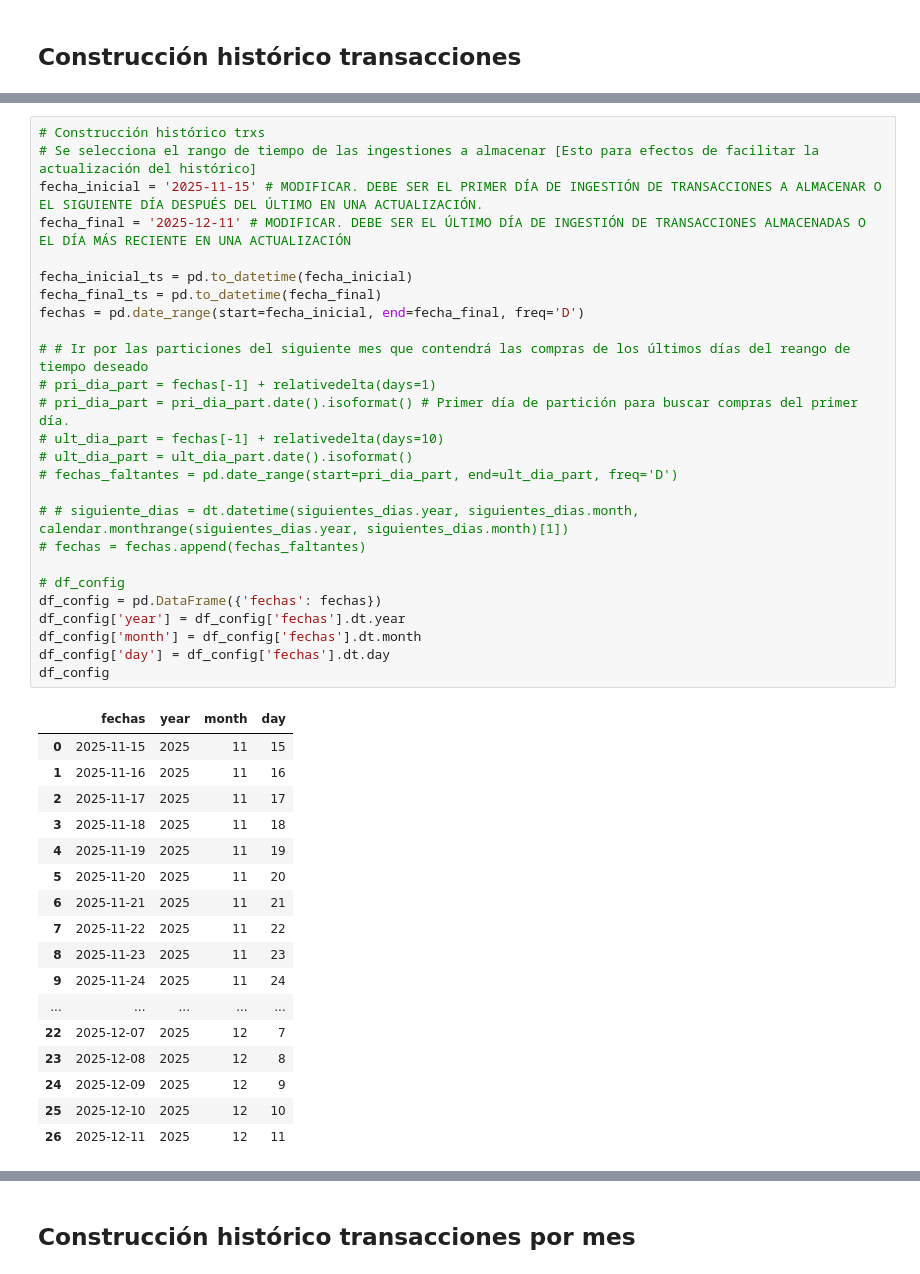
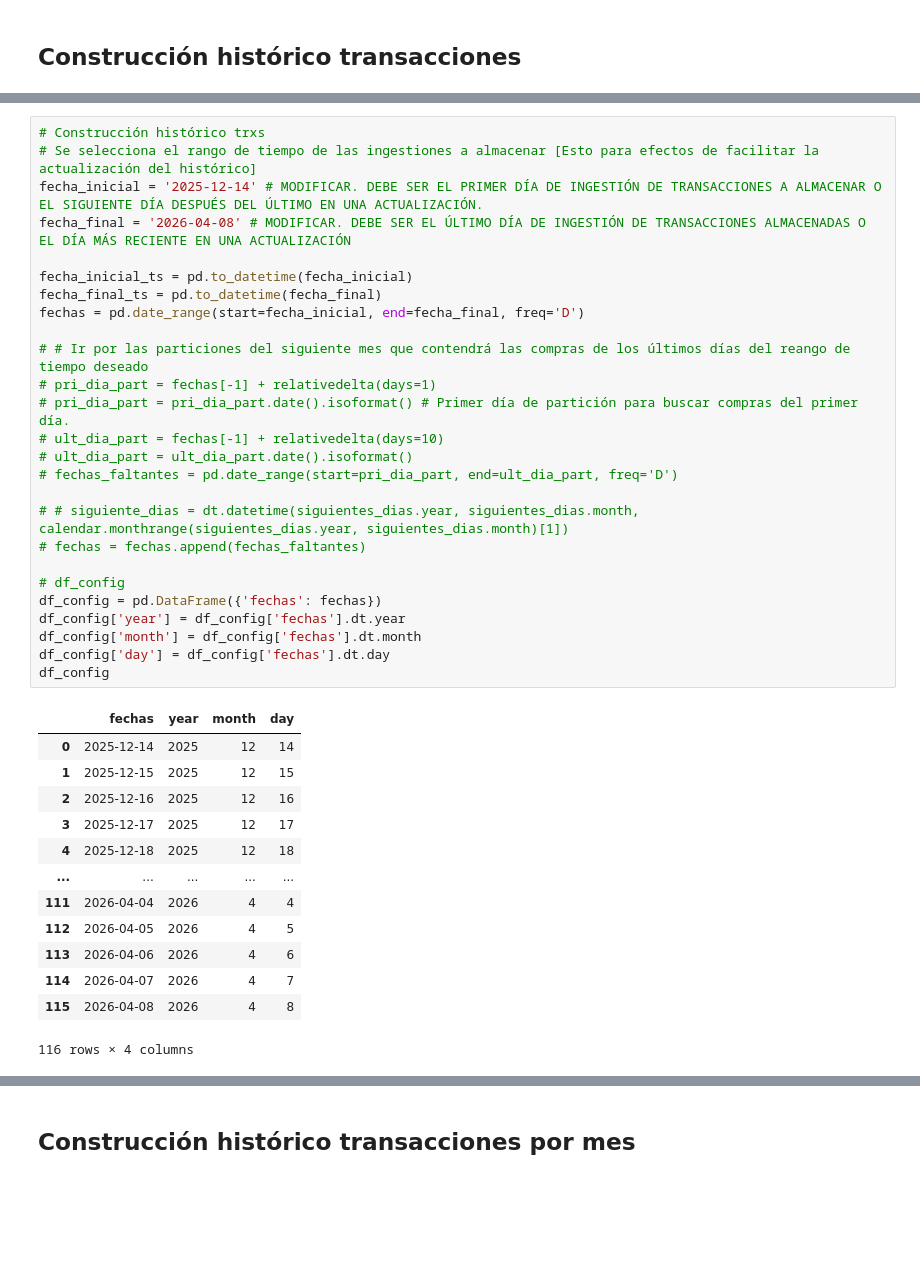
Before and after one commit to Santlond/ADQUIRENCIA_FERIA_EVA_github, a Jupyter notebook: uso_adquirencia.ipynb, the cells around one changed output, grey strips where cells are left out. Saved outputs shown, nothing was run; the diff lists cells and outputs as text; blank space fills up the shorter version.

```diff
--- a/uso_adquirencia.ipynb
+++ b/uso_adquirencia.ipynb
@@ -179,47 +156,43 @@ df_prueba.head(20)
 # %%
 # Construcción histórico trxs
 # Se selecciona el rango de tiempo de las ingestiones a almacenar [Esto para efectos de facilitar la actualización del histórico]
-fecha_inicial = '2025-11-15' # MODIFICAR. DEBE SER EL PRIMER DÍA DE INGESTIÓN DE TRANSACCIONES A ALMACENAR O EL SIGUIENTE DÍA DESPUÉS DEL ÚLTIMO EN UNA ACTUALIZACIÓN.
-fecha_final = '2025-12-11' # MODIFICAR. DEBE SER EL ÚLTIMO DÍA DE INGESTIÓN DE TRANSACCIONES ALMACENADAS O EL DÍA MÁS RECIENTE EN UNA ACTUALIZACIÓN
+fecha_inicial = '2025-12-14' # MODIFICAR. DEBE SER EL PRIMER DÍA DE INGESTIÓN DE TRANSACCIONES A ALMACENAR O EL SIGUIENTE DÍA DESPUÉS DEL ÚLTIMO EN UNA ACTUALIZACIÓN.
+fecha_final = '2026-04-08' # MODIFICAR. DEBE SER EL ÚLTIMO DÍA DE INGESTIÓN DE TRANSACCIONES ALMACENADAS O EL DÍA MÁS RECIENTE EN UNA ACTUALIZACIÓN
 
 fecha_inicial_ts = pd.to_datetime(fecha_inicial)
 fecha_final_ts = pd.to_datetime(fecha_final)
 fechas = pd.date_range(start=fecha_inicial, end=fecha_final, freq='D')
 
 # # Ir por las particiones del siguiente mes que contendrá las compras de los últimos días del reango de tiempo deseado
 # pri_dia_part = fechas[-1] + relativedelta(days=1)
 # pri_dia_part = pri_dia_part.date().isoformat() # Primer día de partición para buscar compras del primer día.
 # ult_dia_part = fechas[-1] + relativedelta(days=10)
 # ult_dia_part = ult_dia_part.date().isoformat()
 # fechas_faltantes = pd.date_range(start=pri_dia_part, end=ult_dia_part, freq='D')
 
 # # siguiente_dias = dt.datetime(siguientes_dias.year, siguientes_dias.month, calendar.monthrange(siguientes_dias.year, siguientes_dias.month)[1])
 # fechas = fechas.append(fechas_faltantes)
 
 # df_config
 df_config = pd.DataFrame({'fechas': fechas})
 df_config['year'] = df_config['fechas'].dt.year
 df_config['month'] = df_config['fechas'].dt.month
 df_config['day'] = df_config['fechas'].dt.day
 df_config
 # %% [output]
 |  | fechas | year | month | day |
-| 0 | 2025-11-15 | 2025 | 11 | 15 |
-| 1 | 2025-11-16 | 2025 | 11 | 16 |
-| 2 | 2025-11-17 | 2025 | 11 | 17 |
-| 3 | 2025-11-18 | 2025 | 11 | 18 |
-| 4 | 2025-11-19 | 2025 | 11 | 19 |
-| 5 | 2025-11-20 | 2025 | 11 | 20 |
-| 6 | 2025-11-21 | 2025 | 11 | 21 |
-| 7 | 2025-11-22 | 2025 | 11 | 22 |
-| 8 | 2025-11-23 | 2025 | 11 | 23 |
-| 9 | 2025-11-24 | 2025 | 11 | 24 |
+| 0 | 2025-12-14 | 2025 | 12 | 14 |
+| 1 | 2025-12-15 | 2025 | 12 | 15 |
+| 2 | 2025-12-16 | 2025 | 12 | 16 |
+| 3 | 2025-12-17 | 2025 | 12 | 17 |
+| 4 | 2025-12-18 | 2025 | 12 | 18 |
 | ... | ... | ... | ... | ... |
-| 22 | 2025-12-07 | 2025 | 12 | 7 |
-| 23 | 2025-12-08 | 2025 | 12 | 8 |
-| 24 | 2025-12-09 | 2025 | 12 | 9 |
-| 25 | 2025-12-10 | 2025 | 12 | 10 |
-| 26 | 2025-12-11 | 2025 | 12 | 11 |
+| 111 | 2026-04-04 | 2026 | 4 | 4 |
+| 112 | 2026-04-05 | 2026 | 4 | 5 |
+| 113 | 2026-04-06 | 2026 | 4 | 6 |
+| 114 | 2026-04-07 | 2026 | 4 | 7 |
+| 115 | 2026-04-08 | 2026 | 4 | 8 |
+116 rows × 4 columns
 # %%
 # # Crear tabla que almacenará la información
 
```
Also changed, not shown: parts of 19 cells of this notebook, 30 other files.
